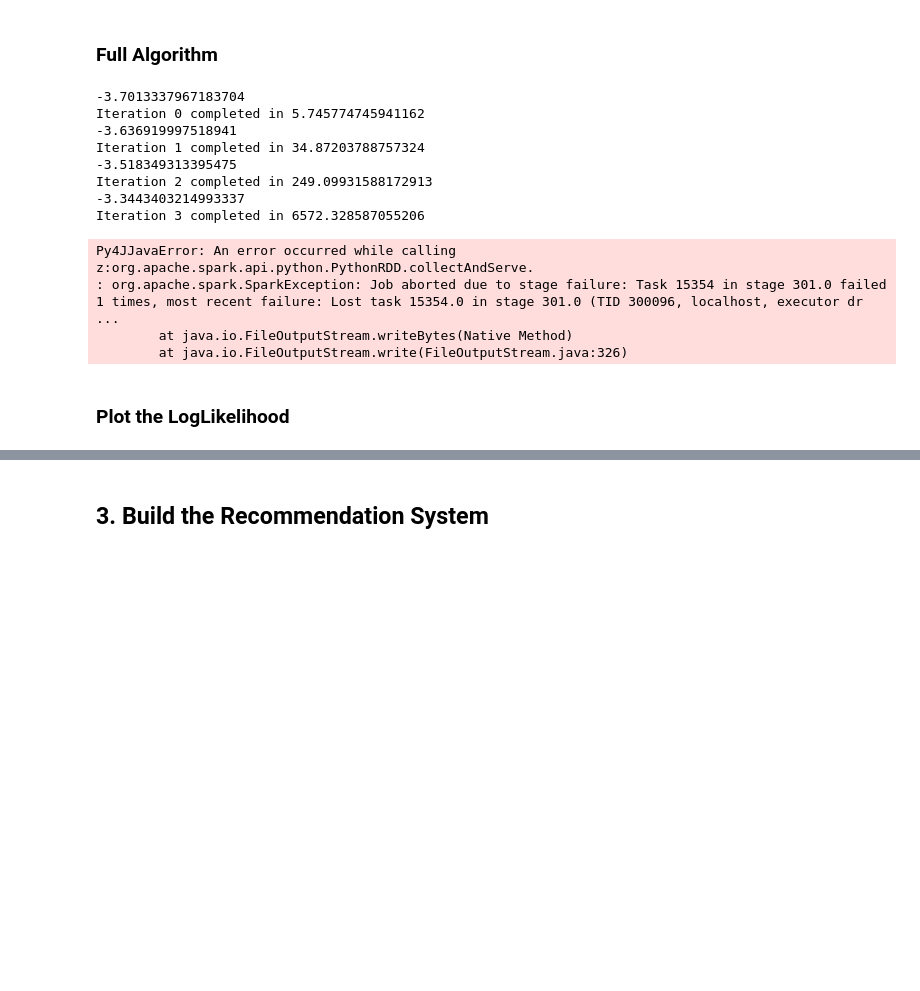
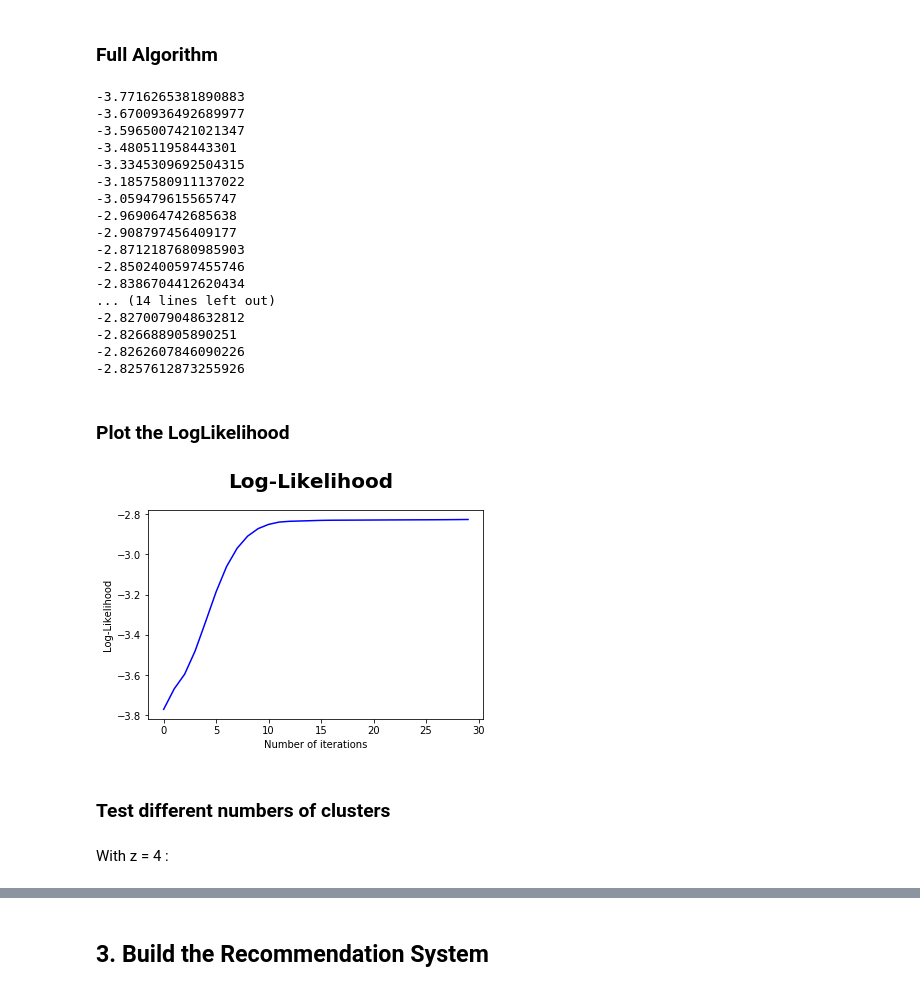
Before and after one commit to gaelleguillou/recommender_system_plsi, a Jupyter notebook: PLSI Algorithm.ipynb, the cells around one changed output, grey strips where cells are left out. Saved outputs shown, nothing was run; the diff lists cells and outputs as text; code cells hidden in the pictures; blank space fills up the shorter version.

```diff
--- a/PLSI Algorithm.ipynb
+++ b/PLSI Algorithm.ipynb
@@ -55,7 +54,7 @@ movies.shape
 # %% [markdown]
 !sudo hostname
 # %%
-sc = pyspark.SparkContext().getOrCreate()
+sc = pyspark.SparkContext()
 # %% [markdown]
 To be able to implement the PLSI algorithm in Spark, we will need to transform the dataset into an RDD, and then perform pyspark operations on it.
 # %%
@@ -236,7 +229,7 @@ rdd = rdd.map(lambda line : line.split(',')).map(lambda line : line[0] + ',' + l
 
 #Initialize number of classes and number of iteratins
 nb_z = 3
-nb_iterations = 5
+nb_iterations = 30
 
 #Compute the cartesian product of the (user, movie) couples with the 3 classes
 classes = sc.parallelize(range(nb_z))
@@ -254,16 +247,15 @@ proba0 = np.random.rand(int(ordered_rdd.count()/nb_z), nb_z)
 random_p = list((proba0 / np.reshape(proba0.sum(1), (int(ordered_rdd.count()/nb_z), 1))).flatten())
 
 #Assign a probability to each triplet (user, movie, class)
-q = ordered_rdd.map(lambda x : (x, random_p.pop(0)))
+q = ordered_rdd.map(lambda x : (x, np.random.rand()))
+num_partitions = q.getNumPartitions()
 
 #Create an empty list to keep track of the LogLikelihood
-LogLik = []
+LogLik_3 = []
 
 ###### Run the EM algorithm on nb_iterations #####
 
 for i in range(nb_iterations) :
-
-    start = time.time()
 
     #### M-STEP - Compute p(s|z) and p(z|u) based on q( z | (u,s) ) ####
 
@@ -281,7 +273,7 @@ for i in range(nb_iterations) :
 
     #Divide the probability of the (movie, class) couple by the probability of the class
     Nsz = Nsz.map(lambda x : (x[0][1], (x[0][0], x[1])))
-    Psz = Nsz.join(Nz)
+    Psz = Nsz.join(Nz).coalesce(num_partitions)
     Psz = Psz.map(lambda x : ((x[1][0][0], x[0]), x[1][0][1] / x[1][1])) #This gives us p(s | u)
 
     ## Compute p(z | u) : sum the probas associated to every couple (u,z) and divide by the sum of probas associated to this u ##
@@ -296,7 +288,7 @@ for i in range(nb_iterations) :
 
     #Divide the probability of the (class, user) couple by the probability of the user
     Nzu = Nzu.map(lambda x : (x[0][0], (x[0][1], x[1])))
-    Pzu = Nzu.join(Nu)
+    Pzu = Nzu.join(Nu).coalesce(num_partitions)
     Pzu = Pzu.map(lambda x : ((x[1][0][0], x[0]), x[1][0][1] / x[1][1])) #This gives us p(u | z)
 
     ### E-STEP - Compute new q( z | (u,s) ) = p(s|z)p(z|u) / ∑p(s|z)p(z|u) ###
@@ -307,9 +299,9 @@ for i in range(nb_iterations) :
     #We create couples (z,u) and (s,z) for each triplet (u,s,z) and change their places to make the join with Pzu and Psz possible
 
     q_int = q.map(lambda x : ((x[0][1], x[0][0][0]), (x[0][0][1], x[0][1])))
-    q_int2 = q_int.join(Pzu)
+    q_int2 = q_int.join(Pzu).coalesce(num_partitions)
     q_int3 = q_int2.map(lambda x : (x[1][0], (x[0], x[1][1])))
-    PzuPsz = q_int3.join(Psz)
+    PzuPsz = q_int3.join(Psz).coalesce(num_partitions)
 
     #We now multiply p(z|u) and p(s|z) to obtain p(s|u)
     PzuPsz = PzuPsz.map(lambda x: ((x[1][0][0][1], x[0][0]), (x[0][1], x[1][0][1]*x[1][1])))
@@ -321,39 +313,49 @@ for i in range(nb_iterations) :
     log = SumPzuPsz.map(lambda x : np.log(x[1]))
     N = SumPzuPsz.count()
     L = log.reduce(lambda x,y : x+y)
-    print(L/N)
-    LogLik.append(L/N)
+    print((1/N)*L)
+    LogLik_3.append((L/N))
+
 
     #For each (u,s,z), compute p(s|z)p(z|u) / ∑p(s|z)p(z|u) (this corresponds to the new q( z | (u,s) )
-    q = PzuPsz.join(SumPzuPsz)
+    q = PzuPsz.join(SumPzuPsz).coalesce(num_partitions)
     q = q.map(lambda x : ((x[0], x[1][0][0]), x[1][0][1]/x[1][1]))
 
     #Persist q
     q = q.persist()
-
-    end = time.time()
-
-    print("Iteration "+str(i)+" completed in "+str(end-start))
 # %% [output]
--3.7013337967183704
-Iteration 0 completed in 5.745774745941162
--3.636919997518941
-Iteration 1 completed in 34.87203788757324
--3.518349313395475
-Iteration 2 completed in 249.09931588172913
--3.3443403214993337
-Iteration 3 completed in 6572.328587055206
+-3.7716265381890883
+-3.6700936492689977
+-3.5965007421021347
+-3.480511958443301
+-3.3345309692504315
+-3.1857580911137022
+-3.059479615565747
+-2.969064742685638
+-2.908797456409177
+-2.8712187680985903
+-2.8502400597455746
+-2.8386704412620434
+... (14 lines left out)
+-2.8270079048632812
+-2.826688905890251
+-2.8262607846090226
+-2.8257612873255926
-Py4JJavaError: An error occurred while calling z:org.apache.spark.api.python.PythonRDD.collectAndServe.
-: org.apache.spark.SparkException: Job aborted due to stage failure: Task 15354 in stage 301.0 failed 1 times, most recent failure: Lost task 15354.0 in stage 301.0 (TID 300096, localhost, executor dr ...
-        at java.io.FileOutputStream.writeBytes(Native Method)
-        at java.io.FileOutputStream.write(FileOutputStream.java:326)
 # %% [markdown]
 ### Plot the LogLikelihood
 # %%
 fig = plt.figure()
 fig.suptitle('Log-Likelihood', fontsize=20, fontweight='bold')
 ax = fig.add_subplot(111)
+fig.subplots_adjust(top=0.85)
 ax.set_xlabel('Number of iterations')
 ax.set_ylabel('Log-Likelihood')
-ax.plot(LogLik)
+ax.plot(LogLik_3, 'b')
+plt.savefig('loglik_3_clusters_30_iterations.png')
 plt.show()
+# %% [output]
+[figure, added]
+# %% [markdown]
+### Test different numbers of clusters
+# %% [markdown]
+With z = 4 :
```
Also changed, not shown: parts of 18 cells of this notebook.
